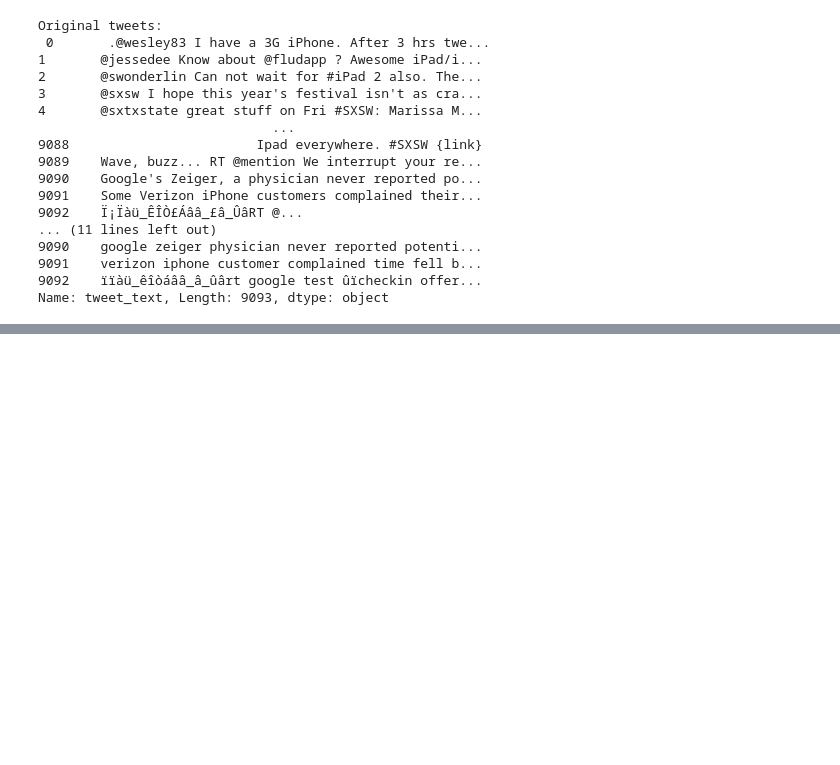
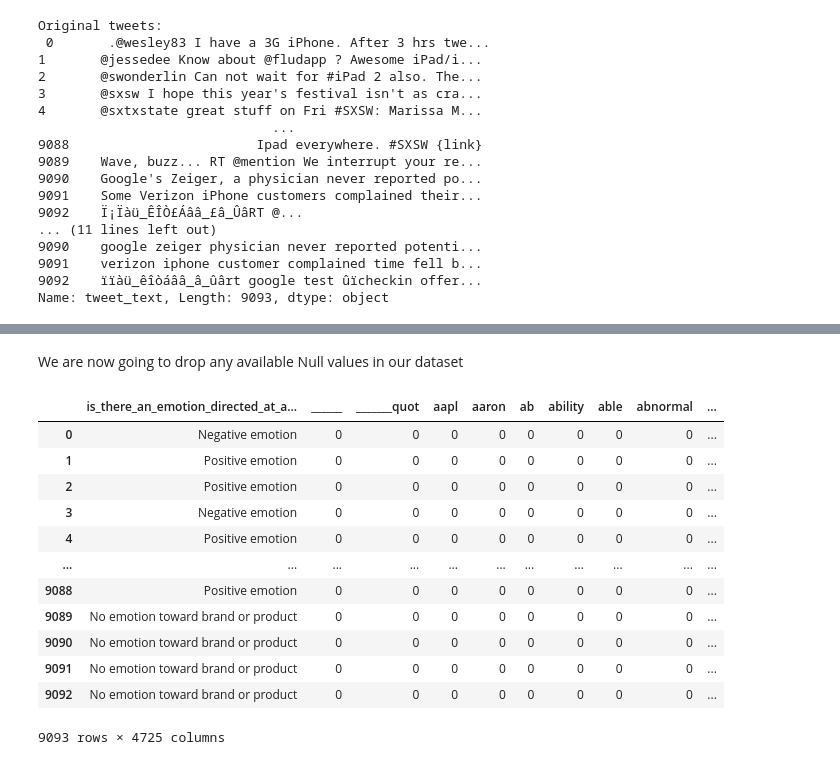
Before and after one commit to joakimTI/GROUP-5-PROJECT, a Jupyter notebook: index.ipynb, the cells around one changed output, grey strips where cells are left out. Cells and saved outputs as stored; diff of their text form; code cells hidden in the pictures; blank space fills up the shorter version.

```diff
--- a/index.ipynb
+++ b/index.ipynb
@@ -216,0 +506,20 @@ Name: tweet_text, Length: 9093, dtype: object
+# %% [markdown]
+We are now going to drop any available Null values in our dataset
+# %%
+df.dropna(inplace=True)
+
+df
+# %% [output]
+|  | is_there_an_emotion_directed_at_a... | ______ | _______quot | aapl | aaron | ab | ability | able | abnormal | ... |
+| 0 | Negative emotion | 0 | 0 | 0 | 0 | 0 | 0 | 0 | 0 | ... |
+| 1 | Positive emotion | 0 | 0 | 0 | 0 | 0 | 0 | 0 | 0 | ... |
+| 2 | Positive emotion | 0 | 0 | 0 | 0 | 0 | 0 | 0 | 0 | ... |
+| 3 | Negative emotion | 0 | 0 | 0 | 0 | 0 | 0 | 0 | 0 | ... |
+| 4 | Positive emotion | 0 | 0 | 0 | 0 | 0 | 0 | 0 | 0 | ... |
+| ... | ... | ... | ... | ... | ... | ... | ... | ... | ... | ... |
+| 9088 | Positive emotion | 0 | 0 | 0 | 0 | 0 | 0 | 0 | 0 | ... |
+| 9089 | No emotion toward brand or product | 0 | 0 | 0 | 0 | 0 | 0 | 0 | 0 | ... |
+| 9090 | No emotion toward brand or product | 0 | 0 | 0 | 0 | 0 | 0 | 0 | 0 | ... |
+| 9091 | No emotion toward brand or product | 0 | 0 | 0 | 0 | 0 | 0 | 0 | 0 | ... |
+| 9092 | No emotion toward brand or product | 0 | 0 | 0 | 0 | 0 | 0 | 0 | 0 | ... |
+9093 rows × 4725 columns
```
Also changed, not shown: parts of 44 cells of this notebook.
